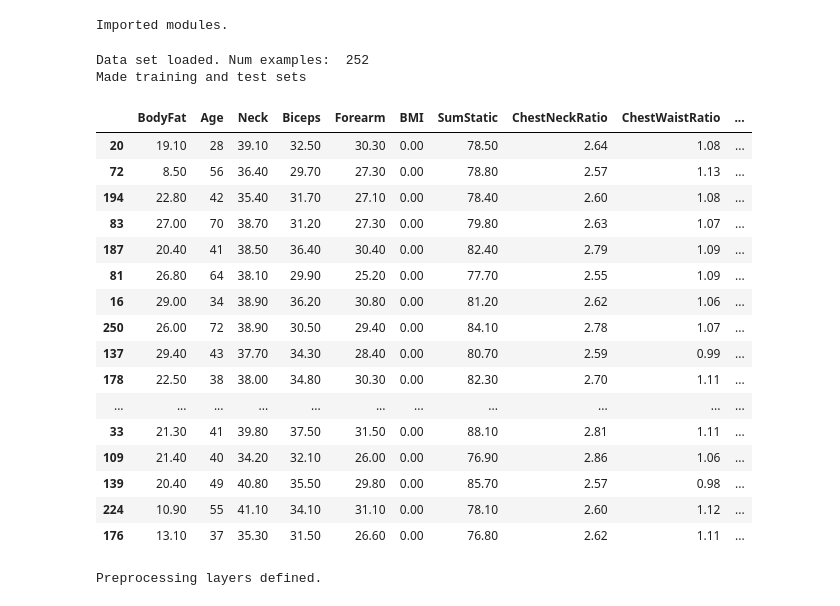
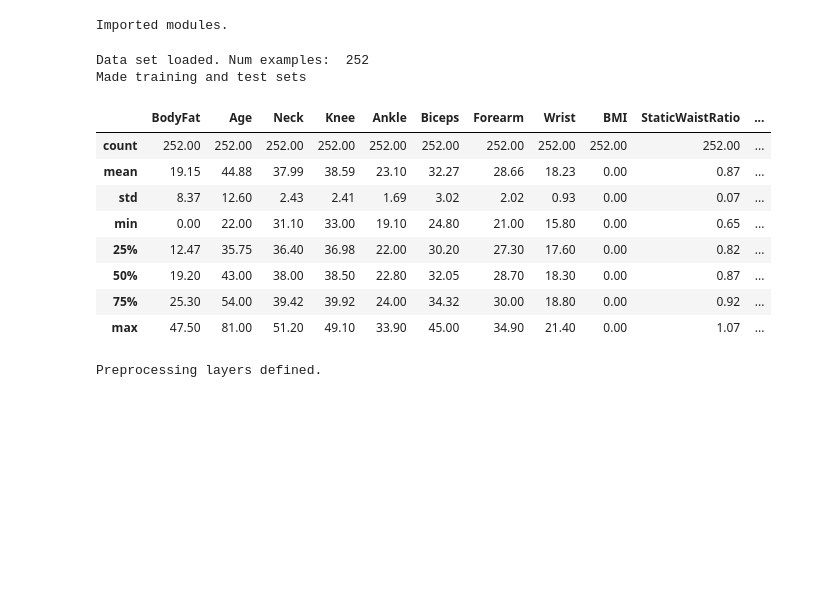
Before and after one commit to Stegi56/Body-Fat-Estimator, a Jupyter notebook: model.ipynb, the cells around one changed output. Saved outputs shown, nothing was run; the diff lists cells and outputs as text; code cells hidden in the pictures; blank space fills up the shorter version.

```diff
--- a/model.ipynb
+++ b/model.ipynb
@@ -17,44 +17,38 @@ Imported modules.
 # %%
 dataFrame = pd.read_csv("bodyfat.csv")
 dataFrame = dataFrame.reindex(np.random.permutation(dataFrame.index))
 
 #add bmi feature cross
 dataFrame['BMI'] = dataFrame['Height'] / (dataFrame['Weight'] * dataFrame['Weight'])
-dataFrame['SumStatic'] = dataFrame['Ankle'] + dataFrame['Knee'] + dataFrame['Wrist']
+dataFrame['StaticWaistRatio'] = (dataFrame['Ankle'] + dataFrame['Knee'] + dataFrame['Wrist'])/dataFrame['Abdomen']
 dataFrame['ChestNeckRatio'] = dataFrame['Chest'] / dataFrame['Neck']
 dataFrame['ChestWaistRatio'] = dataFrame['Chest'] / dataFrame['Abdomen']
 dataFrame['HipThighRatio'] = dataFrame['Hip'] / dataFrame['Thigh']
+dataFrame['ForearmWristRatio'] = dataFrame['Forearm'] / dataFrame['Wrist']
+dataFrame['ForearmBicepRatio'] = dataFrame['Biceps'] / dataFrame['Wrist']
 
-dataFrame = dataFrame.drop(columns=['Density', 'Height', 'Weight', 'Ankle', 'Knee', 'Wrist','Abdomen','Chest','Hip','Thigh'])
+dataFrame = dataFrame.drop(columns=['Density', 'Height', 'Weight', 'Abdomen','Chest','Hip','Thigh'])
 
 print("Data set loaded. Num examples: ", len(dataFrame))
 
 trainDF = dataFrame.sample(frac = 0.8)
 testDF = dataFrame.drop(trainDF.index)
 
 print("Made training and test sets")
 
-dataFrame
+dataFrame.describe()
 # %% [output]
 Data set loaded. Num examples:  252
 Made training and test sets
-|  | BodyFat | Age | Neck | Biceps | Forearm | BMI | SumStatic | ChestNeckRatio | ChestWaistRatio | ... |
-| 20 | 19.10 | 28 | 39.10 | 32.50 | 30.30 | 0.00 | 78.50 | 2.64 | 1.08 | ... |
-| 72 | 8.50 | 56 | 36.40 | 29.70 | 27.30 | 0.00 | 78.80 | 2.57 | 1.13 | ... |
-| 194 | 22.80 | 42 | 35.40 | 31.70 | 27.10 | 0.00 | 78.40 | 2.60 | 1.08 | ... |
-| 83 | 27.00 | 70 | 38.70 | 31.20 | 27.30 | 0.00 | 79.80 | 2.63 | 1.07 | ... |
-| 187 | 20.40 | 41 | 38.50 | 36.40 | 30.40 | 0.00 | 82.40 | 2.79 | 1.09 | ... |
-| 81 | 26.80 | 64 | 38.10 | 29.90 | 25.20 | 0.00 | 77.70 | 2.55 | 1.09 | ... |
-| 16 | 29.00 | 34 | 38.90 | 36.20 | 30.80 | 0.00 | 81.20 | 2.62 | 1.06 | ... |
-| 250 | 26.00 | 72 | 38.90 | 30.50 | 29.40 | 0.00 | 84.10 | 2.78 | 1.07 | ... |
-| 137 | 29.40 | 43 | 37.70 | 34.30 | 28.40 | 0.00 | 80.70 | 2.59 | 0.99 | ... |
-| 178 | 22.50 | 38 | 38.00 | 34.80 | 30.30 | 0.00 | 82.30 | 2.70 | 1.11 | ... |
-| ... | ... | ... | ... | ... | ... | ... | ... | ... | ... | ... |
-| 33 | 21.30 | 41 | 39.80 | 37.50 | 31.50 | 0.00 | 88.10 | 2.81 | 1.11 | ... |
-| 109 | 21.40 | 40 | 34.20 | 32.10 | 26.00 | 0.00 | 76.90 | 2.86 | 1.06 | ... |
-| 139 | 20.40 | 49 | 40.80 | 35.50 | 29.80 | 0.00 | 85.70 | 2.57 | 0.98 | ... |
-| 224 | 10.90 | 55 | 41.10 | 34.10 | 31.10 | 0.00 | 78.10 | 2.60 | 1.12 | ... |
-| 176 | 13.10 | 37 | 35.30 | 31.50 | 26.60 | 0.00 | 76.80 | 2.62 | 1.11 | ... |
+|  | BodyFat | Age | Neck | Knee | Ankle | Biceps | Forearm | Wrist | BMI | StaticWaistRatio | ... |
+| count | 252.00 | 252.00 | 252.00 | 252.00 | 252.00 | 252.00 | 252.00 | 252.00 | 252.00 | 252.00 | ... |
+| mean | 19.15 | 44.88 | 37.99 | 38.59 | 23.10 | 32.27 | 28.66 | 18.23 | 0.00 | 0.87 | ... |
+| std | 8.37 | 12.60 | 2.43 | 2.41 | 1.69 | 3.02 | 2.02 | 0.93 | 0.00 | 0.07 | ... |
+| min | 0.00 | 22.00 | 31.10 | 33.00 | 19.10 | 24.80 | 21.00 | 15.80 | 0.00 | 0.65 | ... |
+| 25% | 12.47 | 35.75 | 36.40 | 36.98 | 22.00 | 30.20 | 27.30 | 17.60 | 0.00 | 0.82 | ... |
+| 50% | 19.20 | 43.00 | 38.00 | 38.50 | 22.80 | 32.05 | 28.70 | 18.30 | 0.00 | 0.87 | ... |
+| 75% | 25.30 | 54.00 | 39.42 | 39.92 | 24.00 | 34.32 | 30.00 | 18.80 | 0.00 | 0.92 | ... |
+| max | 47.50 | 81.00 | 51.20 | 49.10 | 33.90 | 45.00 | 34.90 | 21.40 | 0.00 | 1.07 | ... |
 # %%
 # Keras Input tensors of float values.
 inputs = {
```
Also changed, not shown: parts of 5 cells of this notebook.
